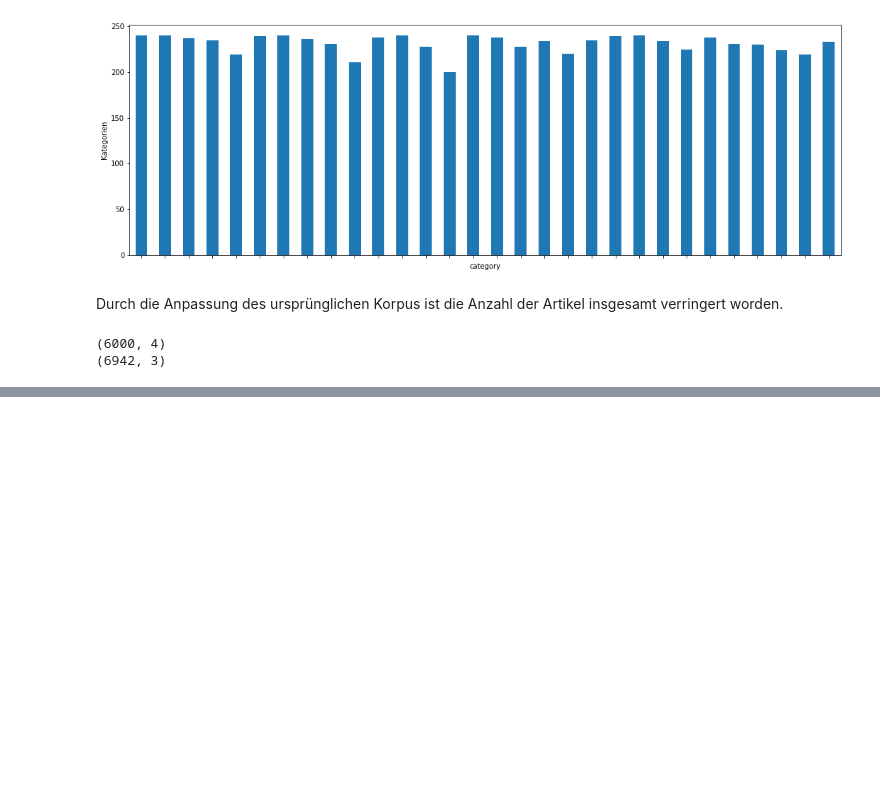
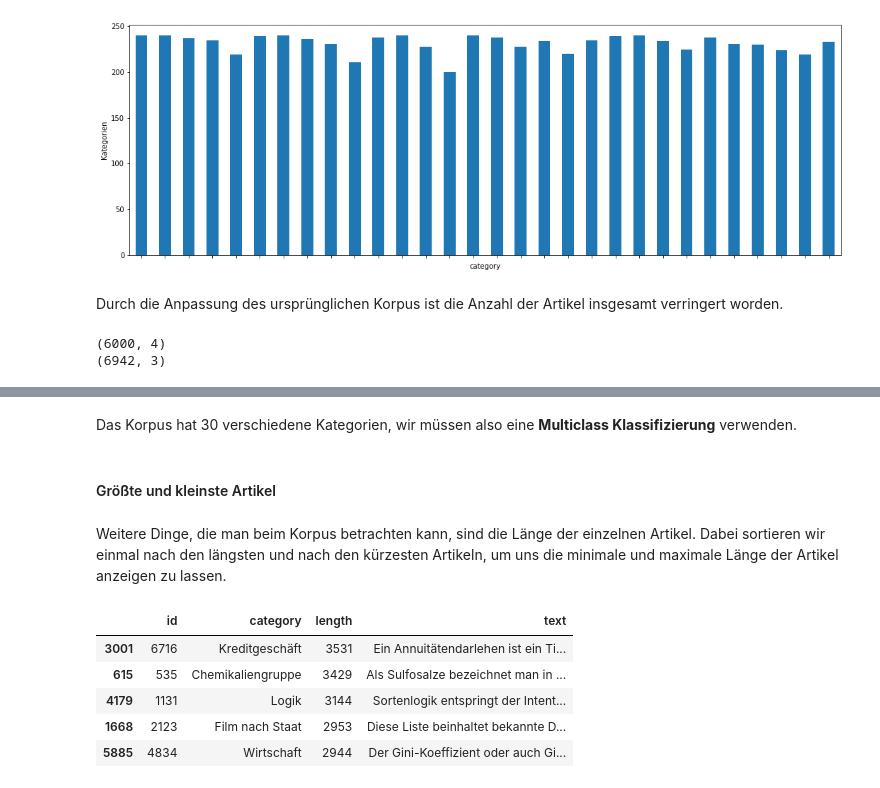
Before and after one commit to realjanpaulus/german_text_classification_nlp, a Jupyter notebook: tutorials/Kapitel 2 - Das Korpus.ipynb, the cells around one changed output, grey strips where cells are left out. Cells and saved outputs as stored; diff of their text form; code cells hidden in the pictures; blank space fills up the shorter version.

```diff
--- a/tutorials/Kapitel 2 - Das Korpus.ipynb
+++ b/tutorials/Kapitel 2 - Das Korpus.ipynb
@@ -100,0 +125,15 @@ kein imbalanced dataset (kapitel 5)
+# %% [markdown]
+Das Korpus hat 30 verschiedene Kategorien, wir müssen also eine <b>Multiclass Klassifizierung</b> verwenden.
+# %% [markdown]
+#### Größte und kleinste Artikel
+# %% [markdown]
+Weitere Dinge, die man beim Korpus betrachten kann, sind die Länge der einzelnen Artikel. Dabei sortieren wir einmal nach den längsten und nach den kürzesten Artikeln, um uns die minimale und maximale Länge der Artikel anzeigen zu lassen.
+# %%
+corpus.sort_values(by=["length"], ascending=False).head()
+# %% [output]
+|  | id | category | length | text |
+| 3001 | 6716 | Kreditgeschäft | 3531 | Ein Annuitätendarlehen ist ein Ti... |
+| 615 | 535 | Chemikaliengruppe | 3429 | Als Sulfosalze bezeichnet man in ... |
+| 4179 | 1131 | Logik | 3144 | Sortenlogik entspringt der Intent... |
+| 1668 | 2123 | Film nach Staat | 2953 | Diese Liste beinhaltet bekannte D... |
+| 5885 | 4834 | Wirtschaft | 2944 | Der Gini-Koeffizient oder auch Gi... |
```
Also changed, not shown: parts of 18 cells of this notebook, 6 other files.
